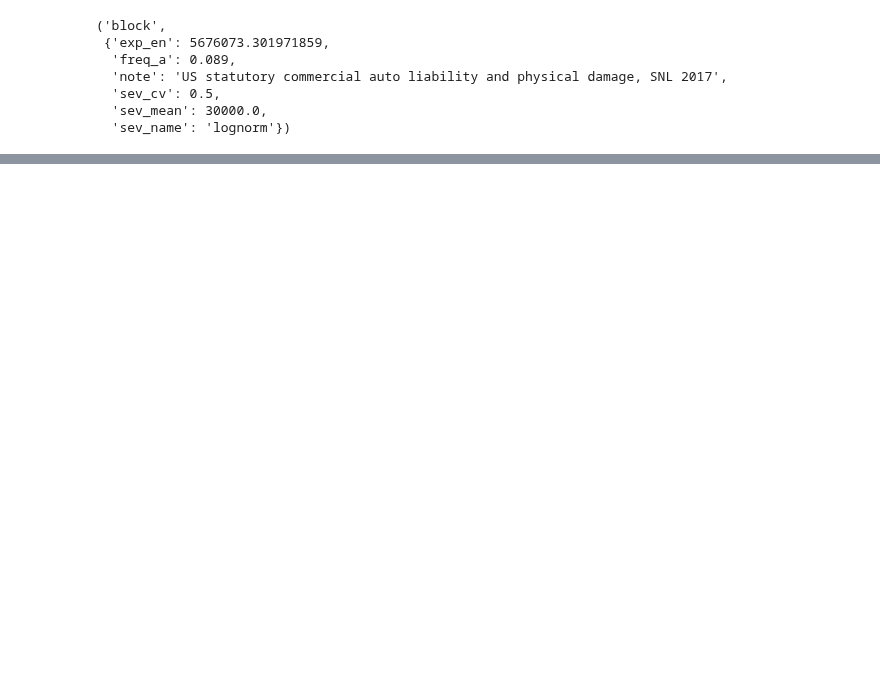
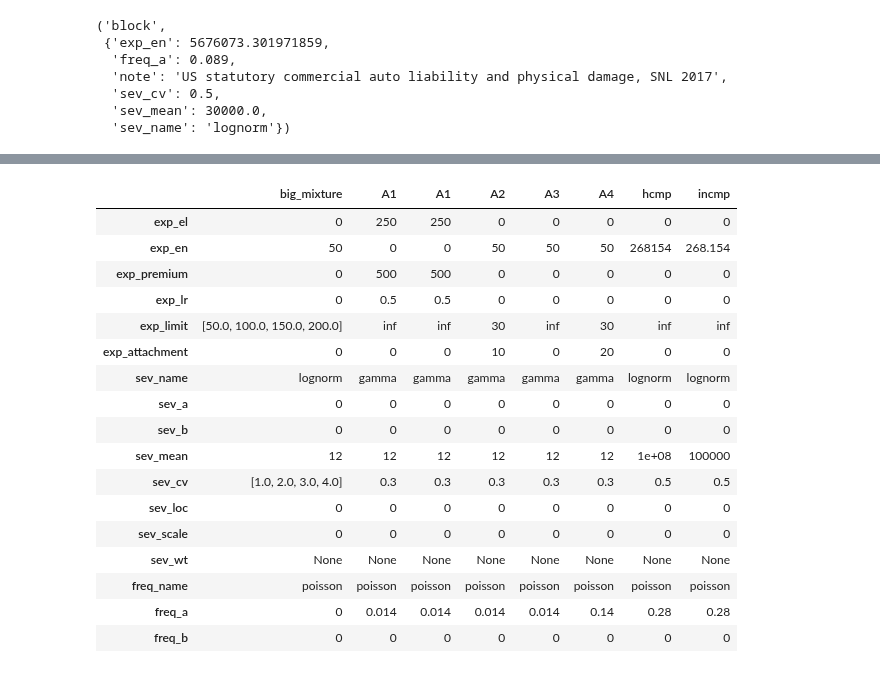
Before and after one commit to mynl/aggregate, a Jupyter notebook: examples/basic_examples.ipynb, the cells around one changed output, grey strips where cells are left out. Cells and saved outputs as stored; diff of their text form; code cells hidden in the pictures; blank space fills up the shorter version.

Commit message:
New parser and language
Separated parser from underwriter
More comprehensive scripting
Auto save of user generated objects

```diff
--- a/examples/basic_examples.ipynb
+++ b/examples/basic_examples.ipynb
@@ -843,0 +852,24 @@ uw['comm_auto']
+# %%
+import pandas as pd
+import matplotlib.pyplot as plt
+import numpy as np
+import seaborn as sns
+from IPython.core.display import HTML, display
+from importlib import reload
+
+# pandas options
+pd.set_option('max_rows', 50)
+pd.set_option('max_columns', 30)
+pd.set_option('display.max_colwidth', 150)
+
+# matplotlib and plotting options
+%matplotlib inline
+%config InlineBackend.figure_format = 'svg'
+
+# seaborn options
+sns.set(context='paper', style='white')
+sns.set_palette("husl", 4, .75)
+sns.set_style("ticks")
+# this file is in examples
+import sys
+sys.path.insert(0,'/s/telos/python/aggregate_project/')
@@ -843,0 +958,32 @@ uw['comm_auto']
+# %%
+uw = trash.Underwriter(debug=False)
+# %%
+uw.test_write('''
+big_mixture 50 claims [50, 100, 150, 200] xs 0 on lognorm 12 cv [1,2,3,4] poisson
+A1: 500 premium at 0.5  on  gamma 12 cv .30 (mixed gamma 0.014)
+A1: 500 premium at 0.5 lr on gamma 12 cv .30 (mixed gamma 0.014)
+A2: 50  claims 30 xs 10  on gamma 12 cv .30 (mixed gamma 0.014)
+A3: 50  claims   on gamma 12 cv .30 (mixed gamma 0.014)
+A4: 50  claims 30 xs 20 on gamma 12 cv .30 (mixed gamma 0.14)
+hcmp: 1000 * uw.cmp
+incmp uw.cmp * 0.001
+''')
+# %% [output]
+|  | big_mixture | A1 | A1 | A2 | A3 | A4 | hcmp | incmp |
+| exp_el | 0 | 250 | 250 | 0 | 0 | 0 | 0 | 0 |
+| exp_en | 50 | 0 | 0 | 50 | 50 | 50 | 268154 | 268.154 |
+| exp_premium | 0 | 500 | 500 | 0 | 0 | 0 | 0 | 0 |
+| exp_lr | 0 | 0.5 | 0.5 | 0 | 0 | 0 | 0 | 0 |
+| exp_limit | [50.0, 100.0, 150.0, 200.0] | inf | inf | 30 | inf | 30 | inf | inf |
+| exp_attachment | 0 | 0 | 0 | 10 | 0 | 20 | 0 | 0 |
+| sev_name | lognorm | gamma | gamma | gamma | gamma | gamma | lognorm | lognorm |
+| sev_a | 0 | 0 | 0 | 0 | 0 | 0 | 0 | 0 |
+| sev_b | 0 | 0 | 0 | 0 | 0 | 0 | 0 | 0 |
+| sev_mean | 12 | 12 | 12 | 12 | 12 | 12 | 1e+08 | 100000 |
+| sev_cv | [1.0, 2.0, 3.0, 4.0] | 0.3 | 0.3 | 0.3 | 0.3 | 0.3 | 0.5 | 0.5 |
+| sev_loc | 0 | 0 | 0 | 0 | 0 | 0 | 0 | 0 |
+| sev_scale | 0 | 0 | 0 | 0 | 0 | 0 | 0 | 0 |
+| sev_wt | None | None | None | None | None | None | None | None |
+| freq_name | poisson | poisson | poisson | poisson | poisson | poisson | poisson | poisson |
+| freq_a | 0 | 0.014 | 0.014 | 0.014 | 0.014 | 0.14 | 0.28 | 0.28 |
+| freq_b | 0 | 0 | 0 | 0 | 0 | 0 | 0 | 0 |
```
Also changed, not shown: parts of 27 cells of this notebook, 9 other files.
